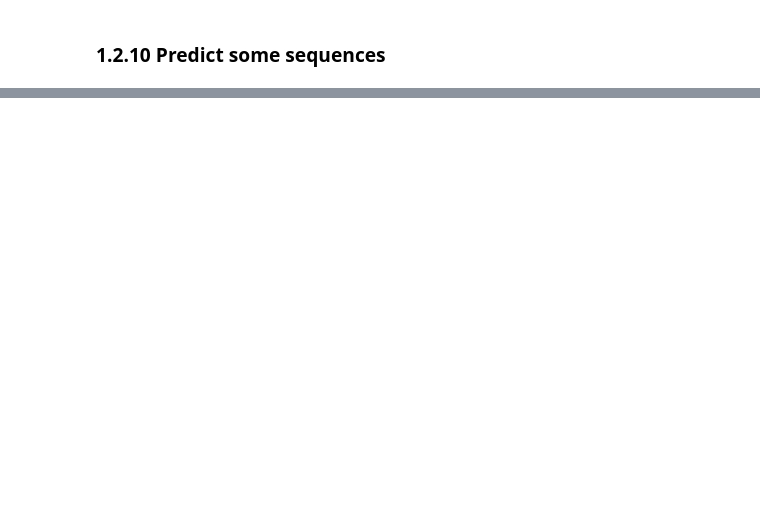
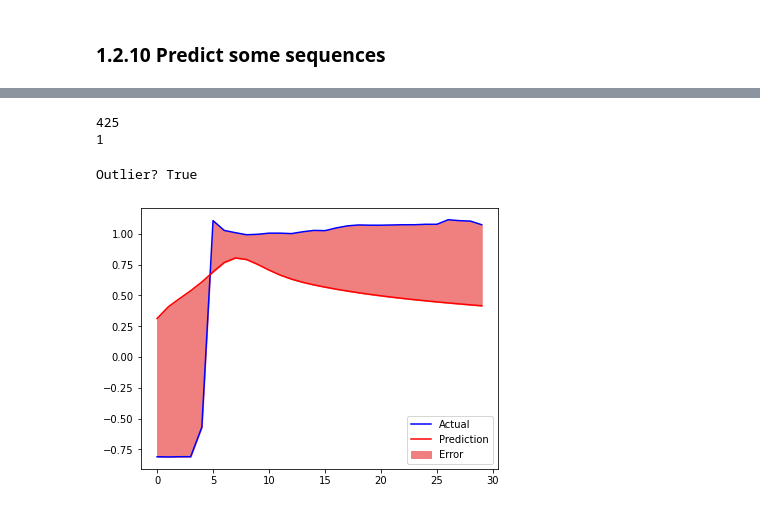
Before and after one commit to alfredoaloi/deep-learning-project, a Jupyter notebook: task_2.ipynb, the cells around one changed output, grey strips where cells are left out. Saved outputs shown, nothing was run; the diff lists cells and outputs as text; code cells hidden in the pictures; blank space fills up the shorter version.

```diff
--- a/task_2.ipynb
+++ b/task_2.ipynb
@@ -483,0 +485,12 @@ loss, mae = vae.evaluate(features, features)
+# %%
+test_data = pd.read_csv('dataset_task_2/test.csv', nrows=100000)
+test_data = test_data.drop(labels=['timestamp', 'tsDate'], axis=1)
+
+test_data.x = x_scaler.transform(np.reshape(test_data.x.to_numpy(), (-1, 1)))
+test_data.y = y_scaler.transform(np.reshape(test_data.y.to_numpy(), (-1, 1)))
+test_data.z = z_scaler.transform(np.reshape(test_data.z.to_numpy(), (-1, 1)))
+test_data.heartRate = heart_rate_scaler.transform(np.reshape(test_data.heartRate.to_numpy(), (-1, 1)))
+
+test_features = get_features(test_data, window_size=WINDOW_SIZE, window_shift=WINDOW_SHIFT)
+
+test_data
@@ -483,0 +511,3 @@ loss, mae = vae.evaluate(features, features)
+# %%
+print(len(test_features))
+test_features_pred = vae.predict(test_features, verbose=1)
@@ -483,0 +517,33 @@ loss, mae = vae.evaluate(features, features)
+# %%
+test_loss = np.mean(np.mean(np.abs(test_features_pred - test_features), axis=2), axis=1)
+predictions = math.less(threshold, test_loss)
+
+count = 0
+for i in range(len(predictions)):
+    if predictions[i]:
+        count += 1
+        print(i)
+        break
+
+print(count)
+
+for i in range(425, 471):
+    if not predictions[i]:
+        print('torto')
+# %% [output]
+425
+1
+# %%
+index = 470
+
+print(f'Outlier? {predictions[index]}')
+actual = pd.DataFrame(test_features[index], columns=['x', 'y', 'z', 'heartRate'])
+prediction = pd.DataFrame(test_features_pred[index], columns=['x', 'y', 'z', 'heartRate'])
+plt.plot(actual.x, 'b', label='Actual')
+plt.plot(prediction.x, 'r', label='Prediction')
+plt.fill_between(np.arange(actual.shape[0]), prediction.x, actual.x, color='lightcoral', label='Error')
+plt.legend()
+plt.show()
+# %% [output]
+Outlier? True
+[figure, added]
```
Also changed, not shown: parts of 12 cells of this notebook, 4 other files.
